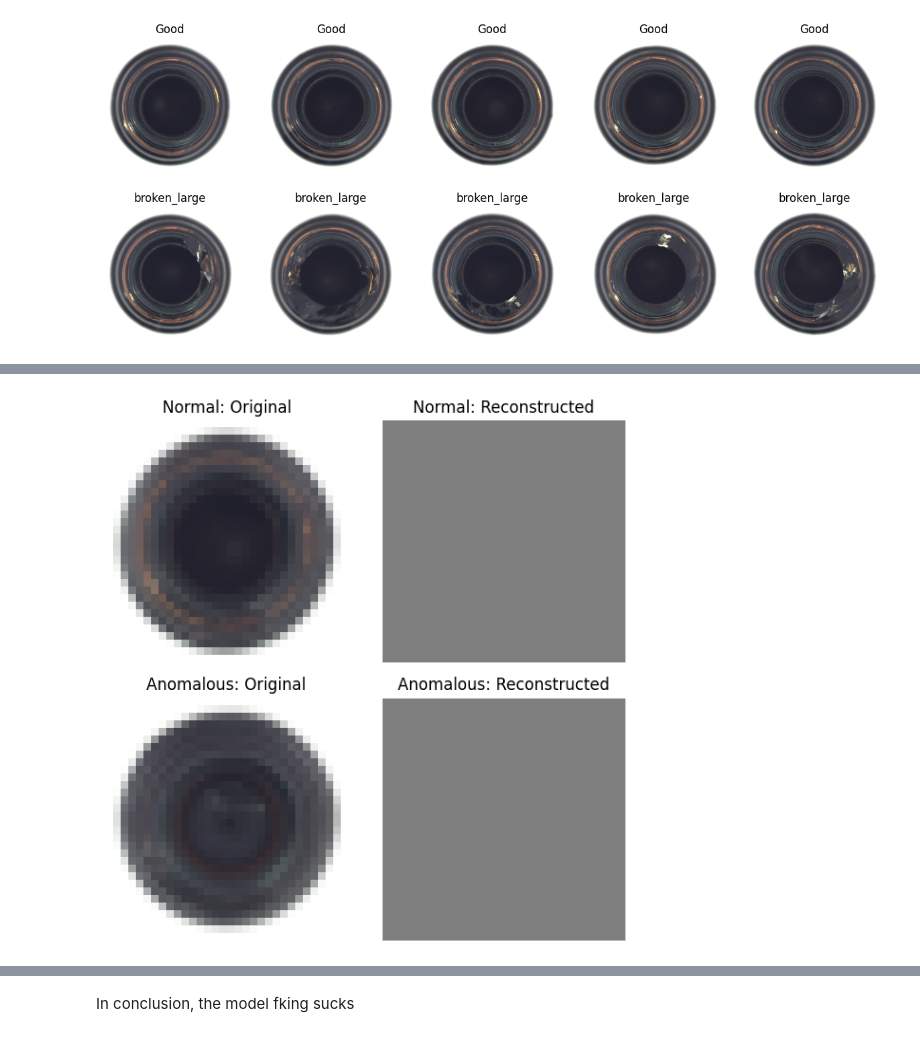
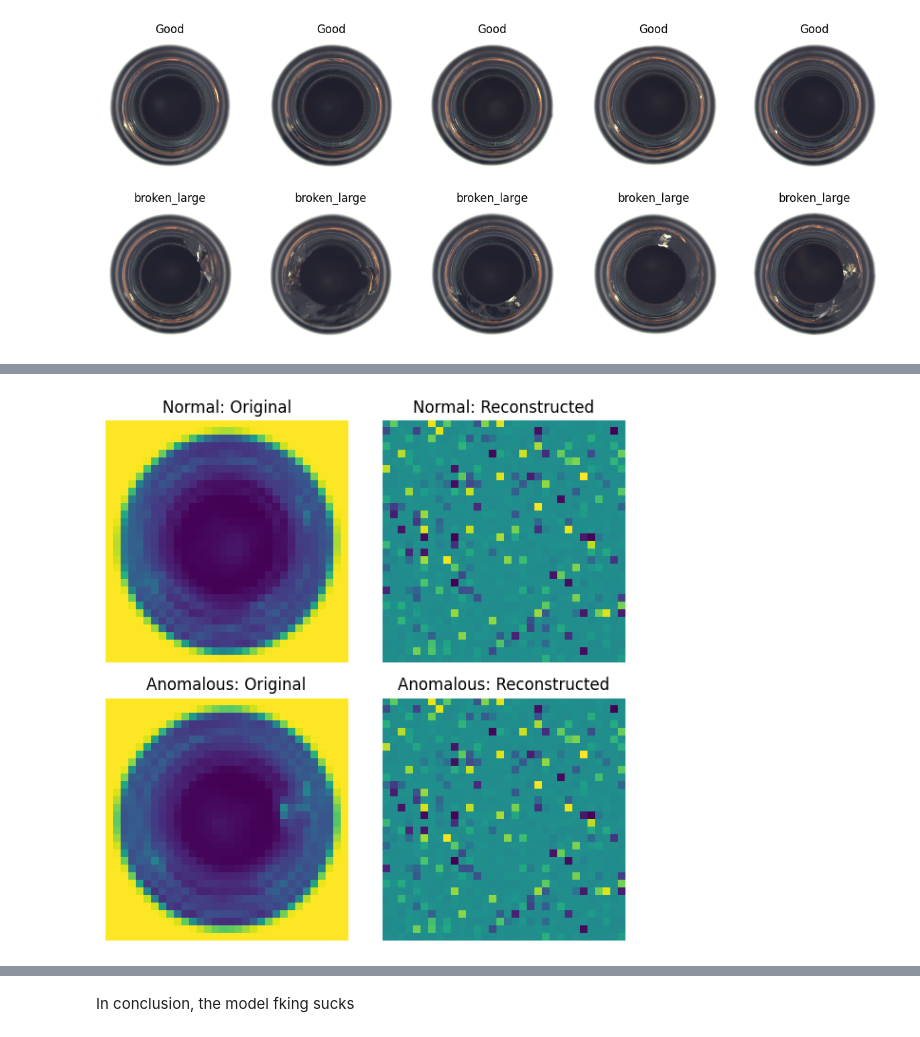
Before and after one commit to xZenshin/Anomaly-Detection, a Jupyter notebook: Anomaly_Detector_3000.ipynb, the cells around one changed output, grey strips where cells are left out. Drawn from its saved outputs; the diff is of its cells as text; code cells hidden in the pictures.

```diff
--- a/Anomaly_Detector_3000.ipynb
+++ b/Anomaly_Detector_3000.ipynb
@@ -132,7 +132,7 @@ class MVTecDataset(Dataset):
 
     def __getitem__(self, idx):
         img_path = self.image_paths[idx]
-        image = Image.open(img_path).convert('RGB')
+        image = Image.open(img_path)
         image = self.transform(image)
         #image = image / 255.0
         # 1 for good; 0 for defect
@@ -146,7 +146,8 @@ path = "bottle/bottle/"
 transform = transforms.Compose([
     transforms.Resize((32, 32)),
     transforms.ToTensor(),
-    #transforms.Normalize((0.5, 0.5, 0.5), (0.5, 0.5, 0.5))
+    transforms.Grayscale(num_output_channels=1),
+    transforms.Normalize((0.5), (0.5))
 ])
 
 train_dataset = MVTecDataset(path, transform, is_train=True)
@@ -207,5 +209,5 @@ RuntimeError: element 0 of tensors does not require grad and does not have a gra
 # %%
-def get_anomaly_value(model, test_loader, device='cuda'):
+def get_anomaly_value(model, test_loader, device='cpu'):
     model.eval()
 
     good_errors = []
@@ -244,6 +246,6 @@ print(anomaly_threshold)
 # %%
 
-def get_predictions(model, loader, threshold, device='cuda', return_all_images=False):
+def get_predictions(model, loader, threshold, device='cpu', return_all_images=False):
 
     model.eval()
     all_images = []
@@ -320,6 +313,6 @@ print(cv2.absdiff(recon_images[0], recon_images[82]))
   [0. 0. 0. ... 0. 0. 0.]]]
 # %%
-def plot_original_and_reconstructed_with_anomalies(model, data_loader, device, num_images=1):
+def plot_original_and_reconstructed_with_anomalies(model, data_loader, device='cpu', num_images=1):
     """
     Plot original and reconstructed images side by side, including anomalous images.
 
@@ -366,34 +359,34 @@ def plot_original_and_reconstructed_with_anomalies(model, data_loader, device, n
         axes[2 * i, 0].axis('off')
 
         axes[2 * i, 1].imshow(normal_reconstructions[i].transpose(1, 2, 0))  # CHW to HWC
         axes[2 * i, 1].set_title("Normal: Reconstructed")
         axes[2 * i, 1].axis('off')
 
         # Anomalous images
         axes[2 * i + 1, 0].imshow(anomalous_images[i].transpose(1, 2, 0))  # CHW to HWC
         axes[2 * i + 1, 0].set_title("Anomalous: Original")
         axes[2 * i + 1, 0].axis('off')
 
         axes[2 * i + 1, 1].imshow(anomalous_reconstructions[i].transpose(1, 2, 0))  # CHW to HWC
         axes[2 * i + 1, 1].set_title("Anomalous: Reconstructed")
         axes[2 * i + 1, 1].axis('off')
 
     plt.tight_layout()
     plt.show()
 
 def denormalize(image):
     mean = (0.5, 0.5, 0.5)
     std = (0.5, 0.5, 0.5)
     # Reverse the normalization
     im = torch.from_numpy(image)
     for t, m, s in zip(im, mean, std):
         t.mul_(s).add_(m)  # t = (t * std) + mean
     return im.numpy()
 
 
 plot_original_and_reconstructed_with_anomalies(ae, test_loader, device)
 # %% [output]
-[figure, old version]
+[figure, new version]
 # %%
 def plot_reconstruction_error1(threshold, recon_error, labels, pred ):
     reconstruction_errors = np.array(recon_error)
```
Also changed, not shown: parts of 9 cells of this notebook.
